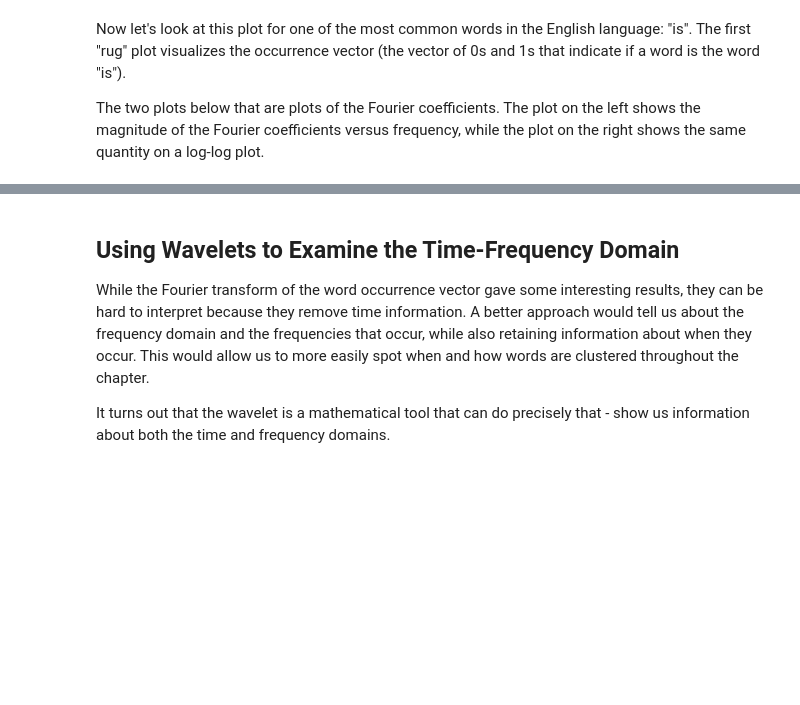
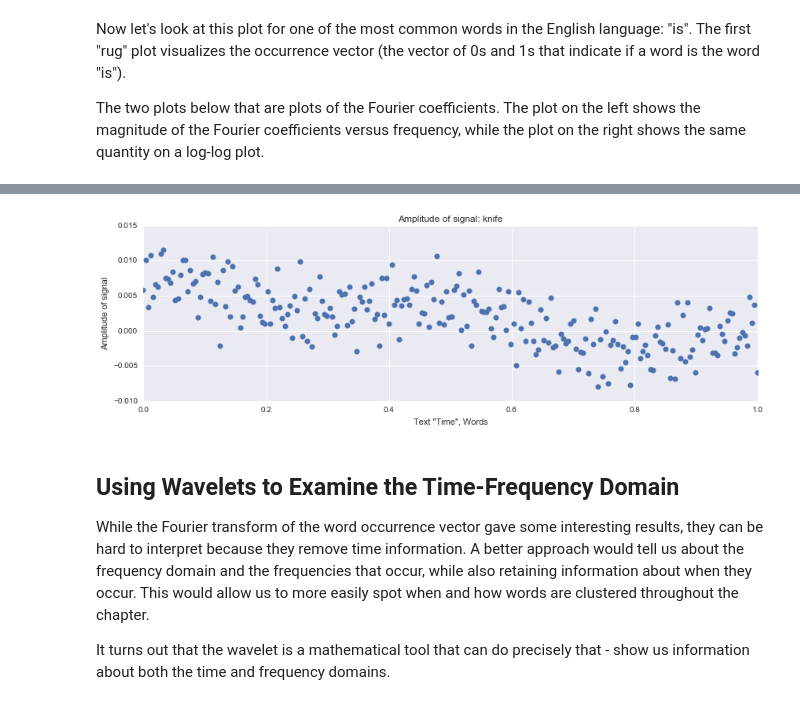
Before and after one commit to charlesreid1/rejoyce, a Jupyter notebook: Lestrygonians Part 3.ipynb, the cells around one changed output, grey strips where cells are left out. Drawn from its saved outputs; the diff is of its cells as text; code cells hidden in the pictures; blank space fills up the shorter version.

```diff
--- a/Lestrygonians Part 3.ipynb
+++ b/Lestrygonians Part 3.ipynb
@@ -200,0 +239,18 @@ Index([u'WORD', u'pt verb', u'eye', u'Bloom', u'God', u'knife', u'oo', u'and',
+# %%
+newY = h[0]
+newy = np.fft.ifft(newY)
+
+fig = figure(figsize=(14,4))
+ax1 = fig.add_subplot(111)
+
+newy_plt = newy[1:int(len(newy)/2)-1]
+newx_plt = np.linspace(0,1,len(newy_plt))
+
+ax1.plot(newx_plt, newy_plt, 'o')
+ax1.set_xlabel('Text "Time", Words')
+ax1.set_ylabel("Amplitude of signal")
+ax1.set_title("Amplitude of signal: %s"%(key))
+
+show()
+# %% [output]
+[figure, added]
```
Also changed, not shown: parts of 31 cells of this notebook, 1 other file.
